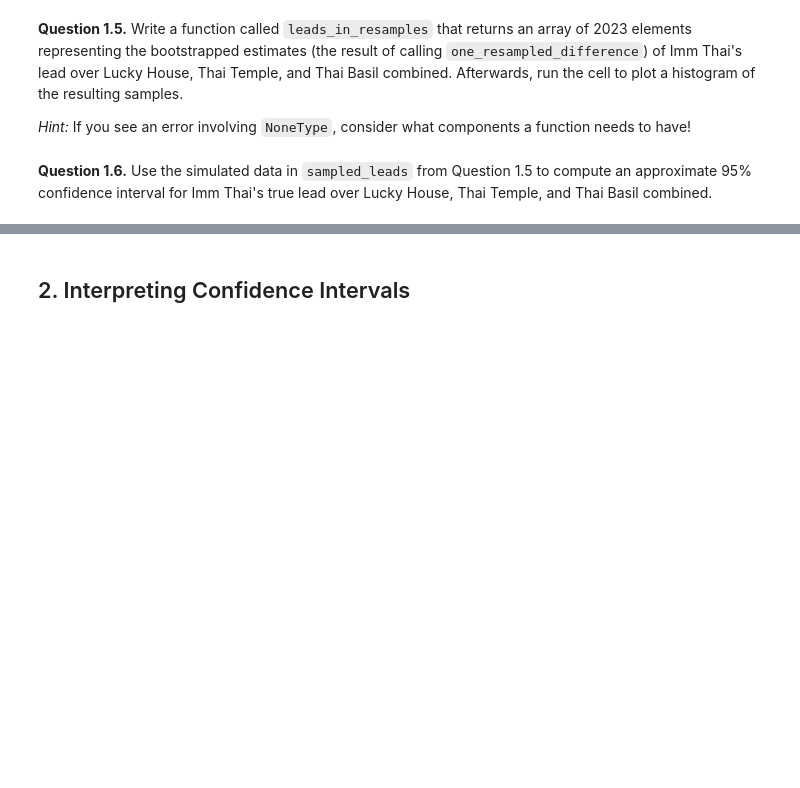
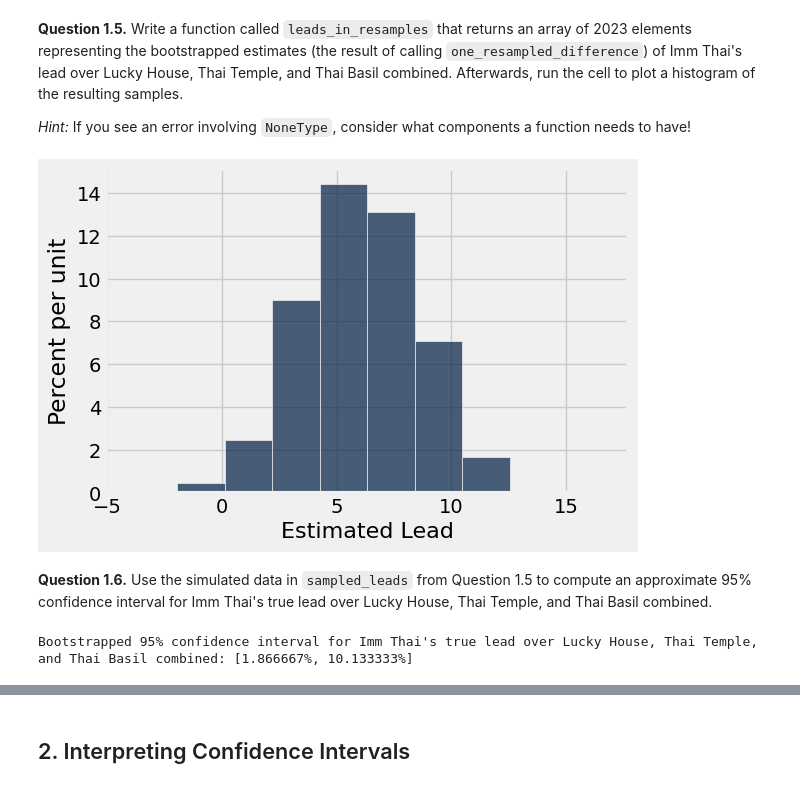
Before and after one commit to bencump/Intro_DataAnalytics, a Jupyter notebook: hw08/hw08/hw08.ipynb, the cells around one changed output, grey strips where cells are left out. Saved outputs shown, nothing was run; the diff lists cells and outputs as text; code cells hidden in the pictures; blank space fills up the shorter version.

```diff
--- a/hw08/hw08/hw08.ipynb
+++ b/hw08/hw08/hw08.ipynb
@@ -158,17 +159,24 @@ q1_4 results: All test cases passed!
 *Hint:* If you see an error involving `NoneType`, consider what components a function needs to have!
 # %%
 def leads_in_resamples():
-    ...
+    imm_thai_estimate = make_array()
+    for i in range(2023):
+        imm_thai_estimate = np.append(imm_thai_estimate,one_resampled_difference(votes))
+    return imm_thai_estimate
 
 sampled_leads = leads_in_resamples()
 Table().with_column('Estimated Lead', sampled_leads).hist("Estimated Lead")
+# %% [output]
+[figure, added]
 # %% [markdown]
 <!-- END QUESTION -->
 
 **Question 1.6.** Use the simulated data in `sampled_leads` from Question 1.5 to compute an approximate 95% confidence interval for Imm Thai's true lead over Lucky House, Thai Temple, and Thai Basil combined.
 # %%
-diff_lower_bound = ...
-diff_upper_bound = ...
+diff_lower_bound = percentile(5, leads_in_resamples())
+diff_upper_bound = percentile(95, leads_in_resamples())
 print("Bootstrapped 95% confidence interval for Imm Thai's true lead over Lucky House, Thai Temple, and Thai Basil combined: [{:f}%, {:f}%]".format(diff_lower_bound, diff_upper_bound))
+# %% [output]
+Bootstrapped 95% confidence interval for Imm Thai's true lead over Lucky House, Thai Temple, and Thai Basil combined: [1.866667%, 10.133333%]
 # %%
 grader.check("q1_6")
```
Also changed, not shown: parts of 15 cells of this notebook, 2 other files.
